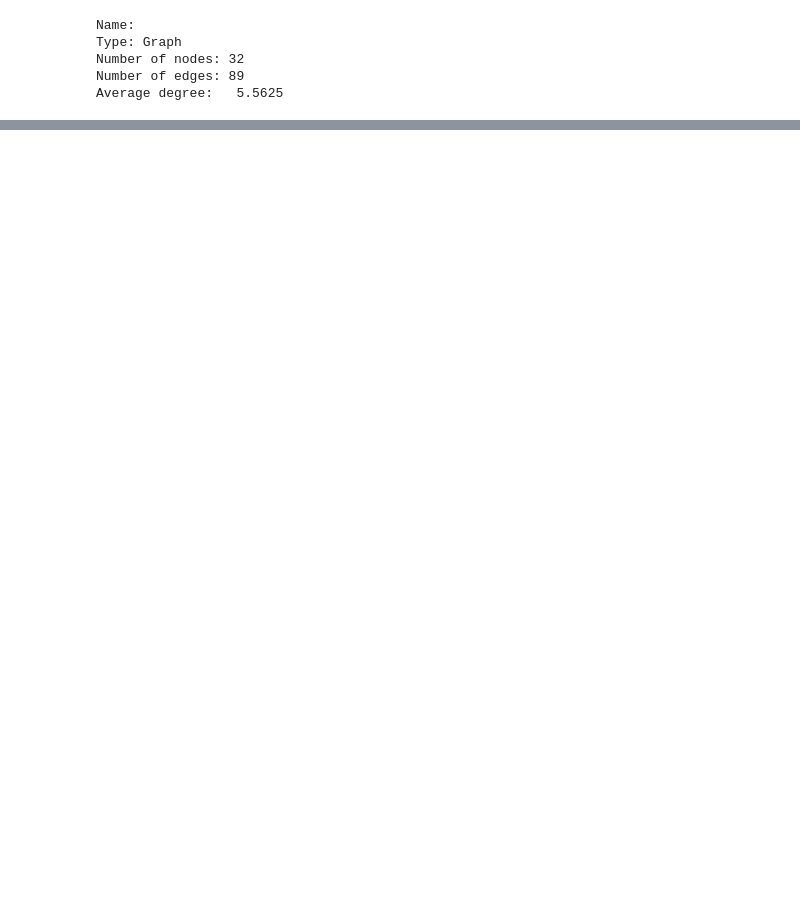
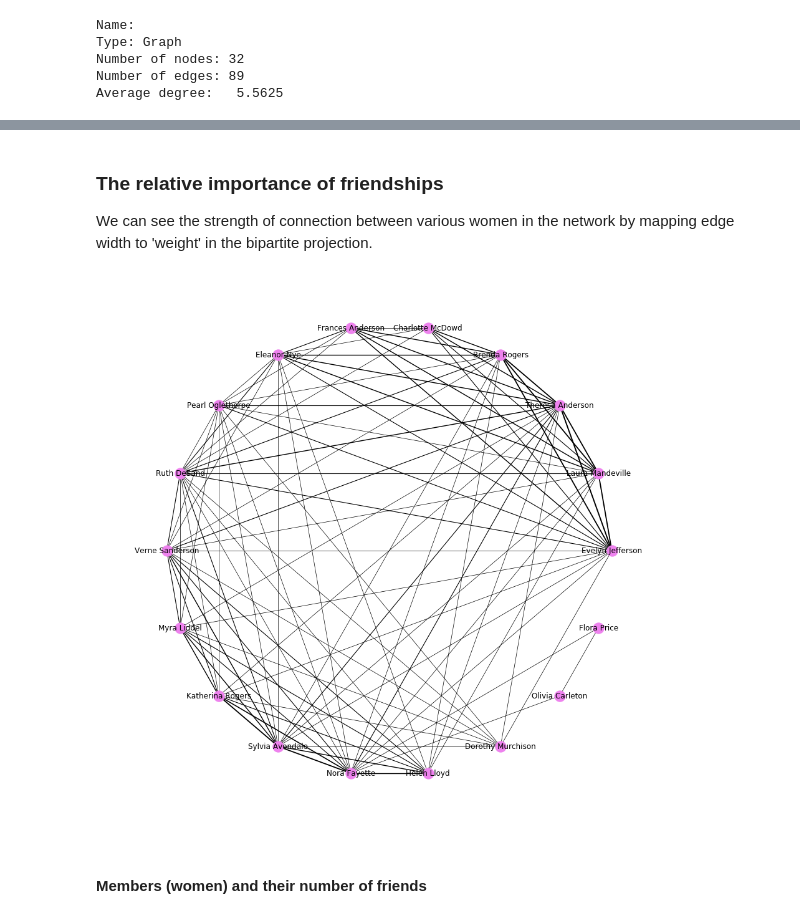
Before and after one commit to ebhtra/gory-graph, a Jupyter notebook: DavisClub/DavisClub.ipynb, the cells around one changed output, grey strips where cells are left out. Saved outputs shown, nothing was run; the diff lists cells and outputs as text; code cells hidden in the pictures; blank space fills up the shorter version.

```diff
--- a/DavisClub/DavisClub.ipynb
+++ b/DavisClub/DavisClub.ipynb
@@ -318,0 +176,14 @@ However, there are 3 social events, **E7**, **E8**, and **E9**, which unify the
+# %% [markdown]
+### The relative importance of friendships
+
+We can see the strength of connection between various women in the network by mapping edge width to 'weight' in the bipartite projection.
+# %%
+weights=[math.log(edata['weight']) for f, t, edata in womenG_weighted.edges(data=True)]
+
+plt.figure(figsize=(12,12))
+nx.draw_circular(womenG_weighted, with_labels=True, width=weights, node_color="violet")
+plt.show()
+# %% [output]
+[figure, added]
+# %% [markdown]
+#### Members (women) and their number of friends
```
Also changed, not shown: parts of 62 cells of this notebook.
